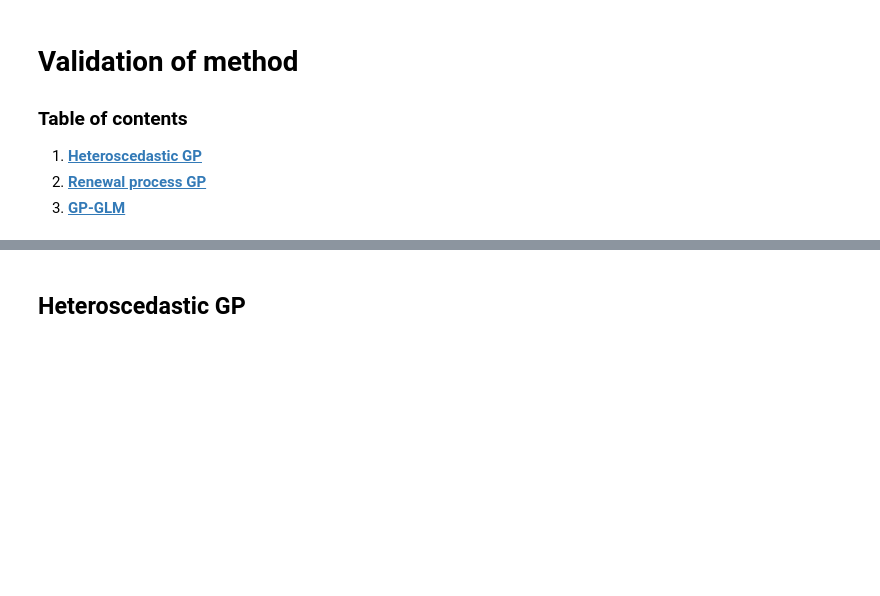
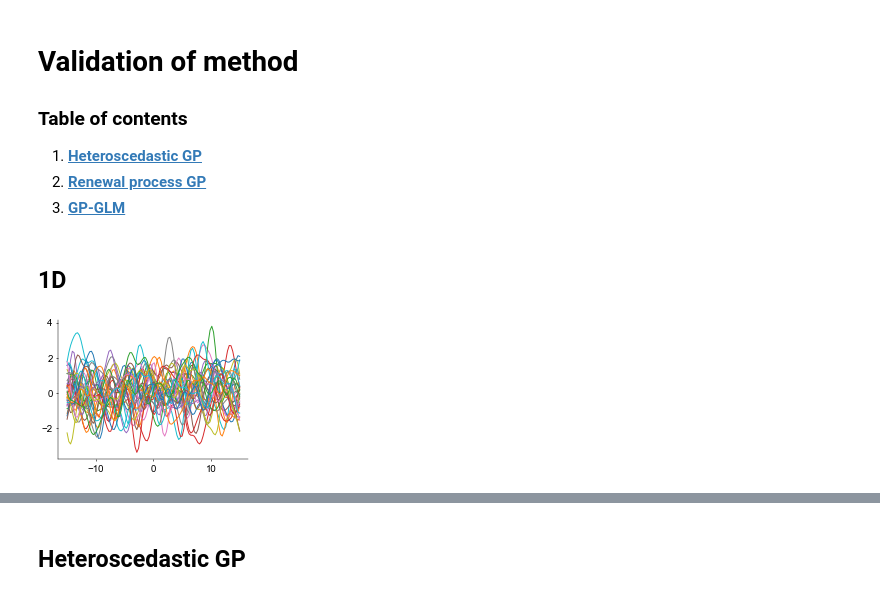
Before and after one commit to davindicode/nonparametric-nonrenewal-process, a Jupyter notebook: notebooks/GPR_1D.ipynb, the cells around one changed output, grey strips where cells are left out. Drawn from its saved outputs; the diff is of its cells as text; code cells hidden in the pictures; blank space fills up the shorter version.

```diff
--- a/notebooks/GPR.ipynb
+++ b/notebooks/GPR_1D.ipynb
@@ -40,3 +40,9 @@ import lib
 
 import matplotlib.pyplot as plt
 plt.style.use(['../paper.mplstyle'])
+# %% [markdown]
+## 1D
+# %%
+x_dims = 1
+f_dims = 3
+jitter = 1e-8
@@ -42,0 +77,20 @@ plt.style.use(['../paper.mplstyle'])
+# %%
+num_samps = 33
+xx = np.linspace(-15., 15., 100)[None, None, :, None]
+
+pf_x = svgp.sample_prior(prng_state, xx.repeat(num_samps, axis=0), jitter)  # (evals, samp, f_dim)
+
+qf_m, qf_c, _, _ = svgp.evaluate_posterior(
+    xx, mean_only=False, diag_cov=False, compute_KL=False, compute_aux=False, jitter=jitter)
+
+qf_x, KL = svgp.sample_posterior(
+    prng_state, xx.repeat(num_samps, axis=0), jitter, compute_KL=True) # (evals, samp, f_dim)
+# %%
+x_dim = 0
+f_dim = 0
+tr = list(range(num_samps))
+
+plt.plot(xx[0, f_dim, :, x_dim], pf_x[tr, f_dim, :].T, alpha=1.)
+plt.show()
+# %% [output]
+[figure, added]
```
Also changed, not shown: parts of 8 cells of this notebook, 15 other files.
